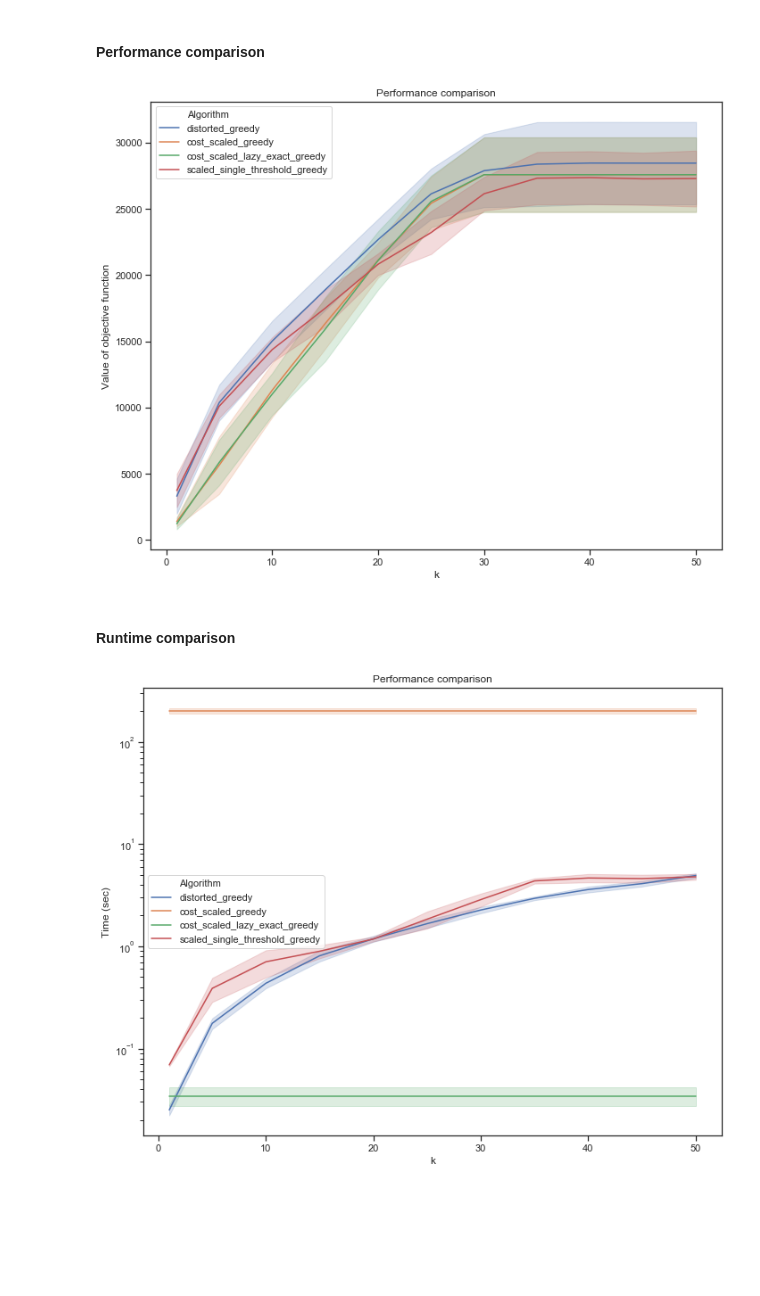
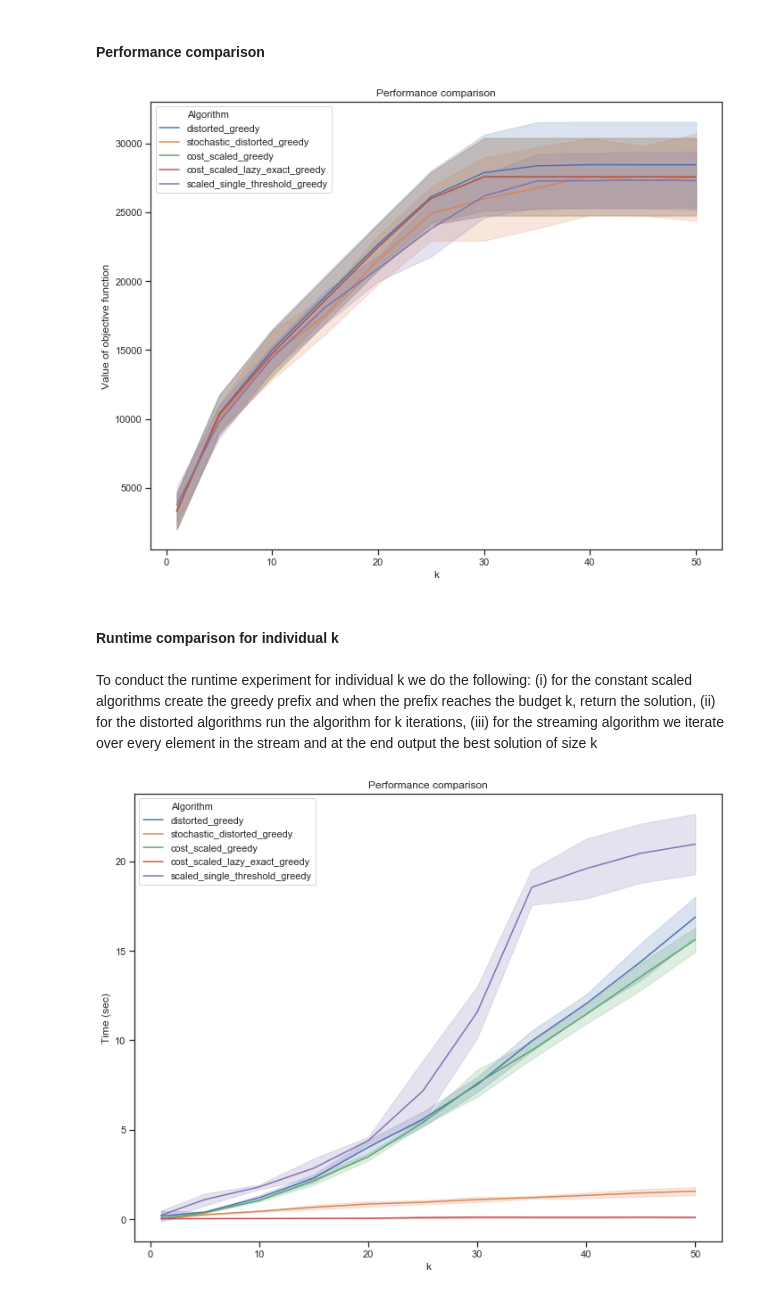
Before and after one commit to smnikolakaki/submodular-linear-cost-maximization, a Jupyter notebook: jupyter/Experiment_constrained_problem.ipynb, the cells around one changed output. Cells and saved outputs as stored; diff of their text form; code cells hidden in the pictures; blank space fills up the shorter version.

Commit message:
SN: Added new plots

```diff
--- a/jupyter/Experiment_constrained_problem.ipynb
+++ b/jupyter/Experiment_constrained_problem.ipynb
@@ -86,38 +95,38 @@ df = df[(df.Algorithm == 'distorted_greedy')
         |(df.Algorithm == 'cost_scaled_lazy_exact_greedy')
         |(df.Algorithm == 'scaled_single_threshold_greedy')
     ]
-df = df[(df['user_sample_ratio'] == 0.4)]
-df0 = df[(df['sample_epsilon'].isnull()) | (df['sample_epsilon'] == 0.15)]
+df0 = df[(df['user_sample_ratio'] == 0.4)]
 
 set_style()
 fig, axes = plot_performance_comparison(df0)
 set_size(fig, 10, 8)
 # %% [output]
-[figure, old version]
+[figure, new version]
 # %% [markdown]
-#### Runtime comparison
+#### Runtime comparison for individual k
+# %% [markdown]
+To conduct the runtime experiment for individual k we do the following: (i) for the constant scaled algorithms create the greedy prefix and when the prefix reaches the budget k, return the solution, (ii) for the distorted algorithms run the algorithm for k iterations, (iii) for the streaming algorithm we iterate over every element in the stream and at the end output the best solution of size k
 # %%
 def plot_performance_comparison(df):
     ax = sns.lineplot(x='k', y='runtime', data=df, hue='Algorithm', ci='sd')
     plt.xlabel('k')
     plt.ylabel('Time (sec)')
     plt.title('Performance comparison')
-    plt.yscale('log')
+    # plt.yscale('log')
     fig = plt.gcf()
     ax = plt.gca()
     return fig, ax
 # %%
 df = df[(df.Algorithm == 'distorted_greedy')
         |(df.Algorithm == 'stochastic_distorted_greedy')
         |(df.Algorithm == 'cost_scaled_greedy')
         |(df.Algorithm == 'cost_scaled_lazy_exact_greedy')
         |(df.Algorithm == 'scaled_single_threshold_greedy')
     ]
-df = df[(df['user_sample_ratio'] == 0.4)]
-df0 = df[(df['sample_epsilon'].isnull()) | (df['sample_epsilon'] == 0.15)]
+df0 = df[(df['user_sample_ratio'] == 0.4)]
 
 set_style()
 fig, axes = plot_performance_comparison(df0)
 set_size(fig, 10, 8)
 # %% [output]
-[figure, old version]
+[figure, new version]
```
Also changed, not shown: parts of 11 cells of this notebook, 6 other files.
